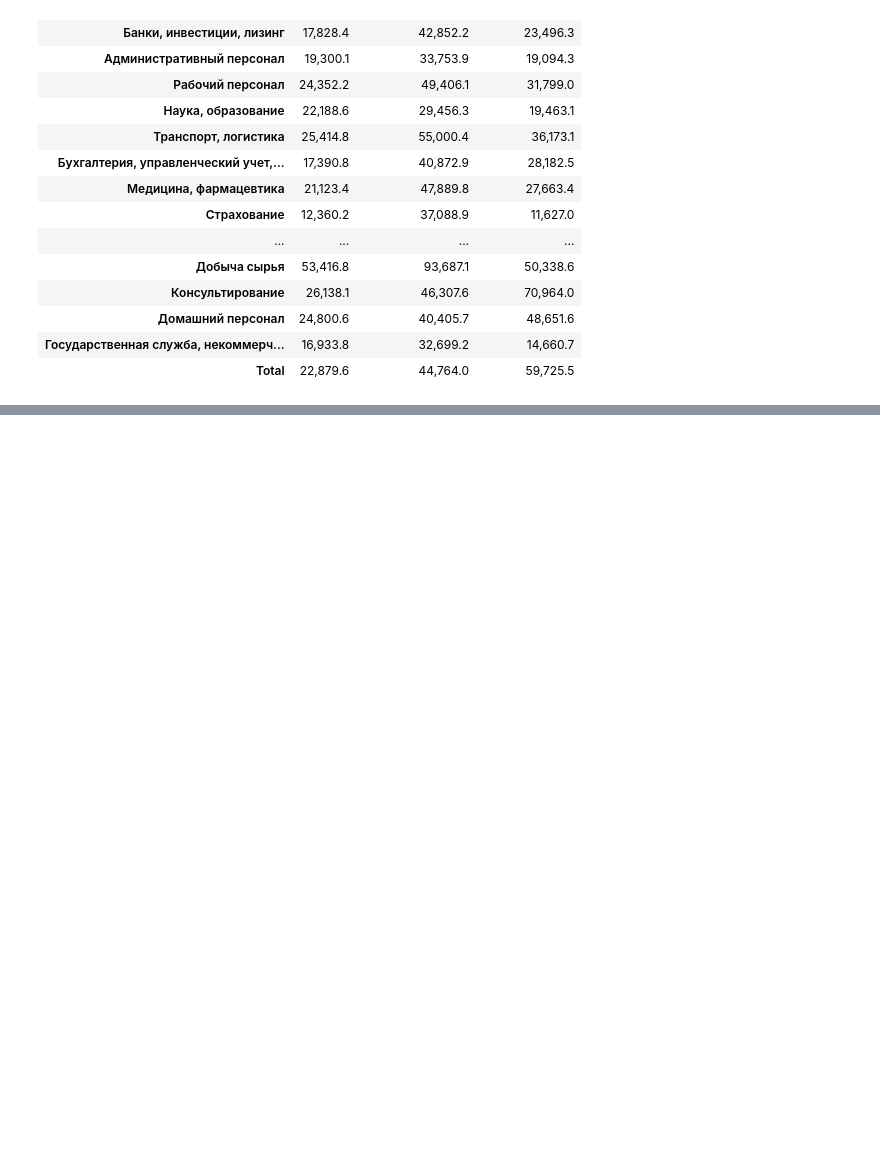
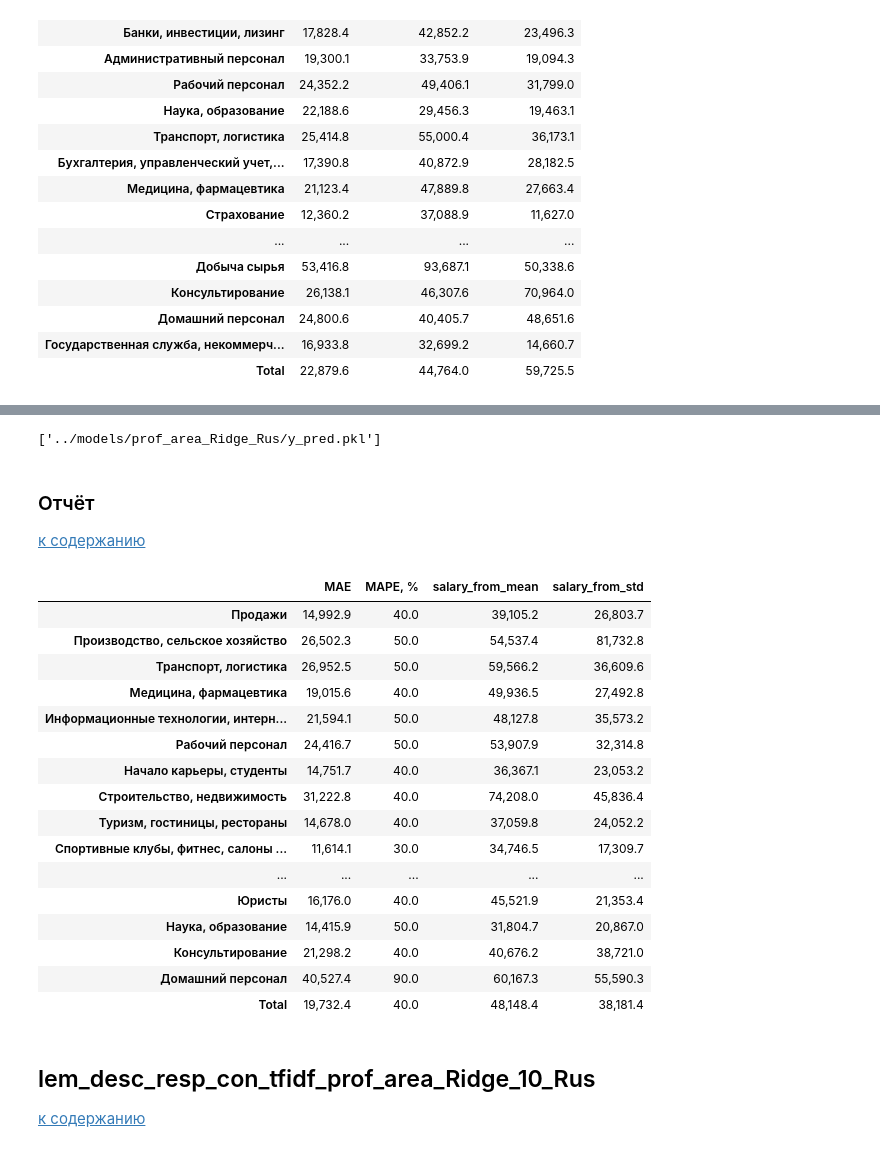
Before and after one commit to alievaliza/MSU_diploma, a Jupyter notebook: notebooks/regression_salary_from.ipynb, the cells around one changed output, grey strips where cells are left out. Cells and saved outputs as stored; diff of their text form; code cells hidden in the pictures; blank space fills up the shorter version.

```diff
--- a/notebooks/regression_salary_from.ipynb
+++ b/notebooks/regression_salary_from.ipynb
@@ -841,0 +989,14 @@ regression_report.style.format(formatter='{:,.1f}').background_gradient()
+# %%
+X = df[['salary_from', 'prof_area']].dropna()
+X_train, X_test, y_train, y_test = train_test_split(X['prof_area'], X['salary_from'], test_size=0.2, random_state=42)
+# %%
+# Таргет-энкодинг
+encoder = TargetEncoder()
+encoder.fit(X_train, y_train)
+X_train = encoder.transform(X_train, y_train)
+X_test = encoder.transform(X_test)
+# %%
+model = Ridge()
+y_pred, oof_df, metric_OOF = utils.cv_and_predict(
+        np.array(X_train), np.array(X_test), np.array(y_train), model, n_splits=5, verbose=True
+    )
@@ -841,0 +1021,40 @@ regression_report.style.format(formatter='{:,.1f}').background_gradient()
+# %%
+# Сохраняем модель и y_pred
+joblib.dump(model, '../models/prof_area_Ridge_Rus/model.pkl', compress=9)
+joblib.dump(y_pred, '../models/prof_area_Ridge_Rus/y_pred.pkl', compress=9)
+# %% [output]
+['../models/prof_area_Ridge_Rus/y_pred.pkl']
+# %% [markdown]
+<a id='Отчётprof_area_Ridge_Rus'></a>
+### Отчёт
+[к содержанию](#ксодержанию)
+# %%
+regression_report, salary = utils.report_regression(df[['salary_from', 'prof_area']].dropna(), y_test, y_pred, 'prof_area')
+# %%
+regression_report = pd.DataFrame(regression_report)
+regression_report.columns = ['MAE', 'MAPE, %','salary_from_mean', 'salary_from_std']
+regression_report.index = np.append(salary['true'].unique(), 'Total')
+regression_report['MAPE, %'] = 100*regression_report['MAPE, %']
+regression_report.style.format(formatter='{:,.1f}').background_gradient()
+# %% [output]
+|  | MAE | MAPE, % | salary_from_mean | salary_from_std |
+| Продажи | 14,992.9 | 40.0 | 39,105.2 | 26,803.7 |
+| Производство, сельское хозяйство | 26,502.3 | 50.0 | 54,537.4 | 81,732.8 |
+| Транспорт, логистика | 26,952.5 | 50.0 | 59,566.2 | 36,609.6 |
+| Медицина, фармацевтика | 19,015.6 | 40.0 | 49,936.5 | 27,492.8 |
+| Информационные технологии, интерн... | 21,594.1 | 50.0 | 48,127.8 | 35,573.2 |
+| Рабочий персонал | 24,416.7 | 50.0 | 53,907.9 | 32,314.8 |
+| Начало карьеры, студенты | 14,751.7 | 40.0 | 36,367.1 | 23,053.2 |
+| Строительство, недвижимость | 31,222.8 | 40.0 | 74,208.0 | 45,836.4 |
+| Туризм, гостиницы, рестораны | 14,678.0 | 40.0 | 37,059.8 | 24,052.2 |
+| Спортивные клубы, фитнес, салоны ... | 11,614.1 | 30.0 | 34,746.5 | 17,309.7 |
+| ... | ... | ... | ... | ... |
+| Юристы | 16,176.0 | 40.0 | 45,521.9 | 21,353.4 |
+| Наука, образование | 14,415.9 | 50.0 | 31,804.7 | 20,867.0 |
+| Консультирование | 21,298.2 | 40.0 | 40,676.2 | 38,721.0 |
+| Домашний персонал | 40,527.4 | 90.0 | 60,167.3 | 55,590.3 |
+| Total | 19,732.4 | 40.0 | 48,148.4 | 38,181.4 |
+# %% [markdown]
+<a id='lem_desc_resp_con_tfidf_prof_area_Ridge_10_Rus'></a>
+## lem_desc_resp_con_tfidf_prof_area_Ridge_10_Rus
+[к содержанию](#ксодержанию)
```
Also changed, not shown: parts of 61 cells of this notebook, 12 other files.
